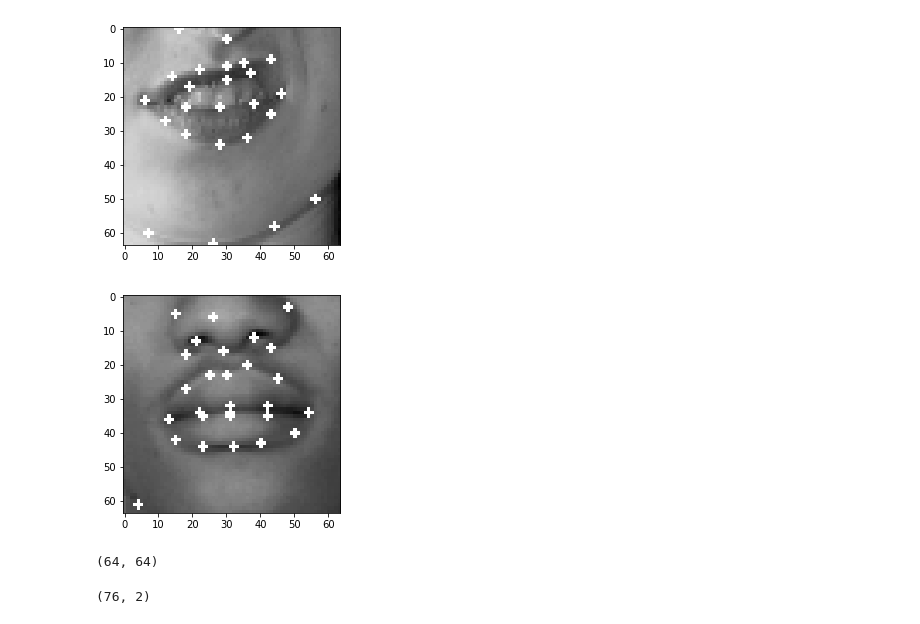
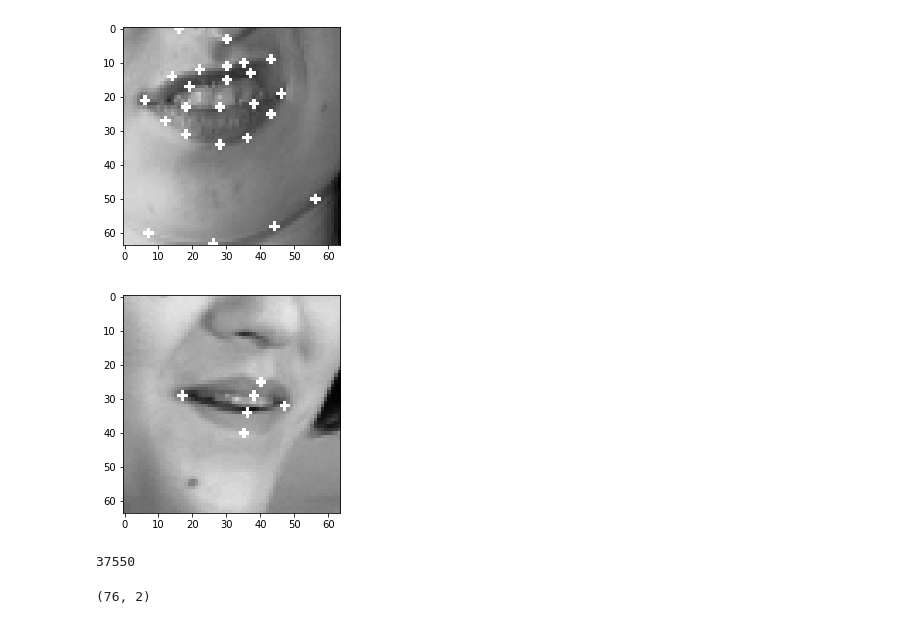
Before and after one commit to azhong-git/faceoff, a Jupyter notebook: faceoff_data_gen.ipynb, the cells around one changed output. Saved outputs shown, nothing was run; the diff lists cells and outputs as text; code cells hidden in the pictures.

```diff
--- a/faceoff_data_gen.ipynb
+++ b/faceoff_data_gen.ipynb
@@ -70,18 +70,22 @@ for bb in b:
 # %%
 import pickle
 import cv2
-#c = pickle.load(open('data/mouth.p', 'rb'))
-cci = c[-33].image.copy()
-for point in c[-33].landmarks:
-    cv2.circle(cci, (int(point[0]), int(point[1])), 1, (255), -1)
+c = pickle.load(open('data/mouth.p', 'rb'))
+index = -178
+cci = c[index].image.copy()
+# for point in c[index].landmarks:
+#     cv2.circle(cci, (int(point[0]), int(point[1])), 1, (255), -1)
+for point_ind in [48, 54, 51, 57, 64, 61]:
+    cv2.circle(cci, (int(c[index].landmarks[point_ind][0]), int(c[index].landmarks[point_ind][1])), 1, (255), -1)
+
 plt.imshow(cci, cmap='gray')
 plt.show()
 # %% [output]
-[figure, old version]
+[figure, new version]
-# %%
-c[-24].image.shape
-# %% [output]
-(64, 64)
+# %%
+len(c)
+# %% [output]
+37550
 # %%
 c[-23].landmarks.shape
 # %% [output]
```
Also changed, not shown: 3 other files.
